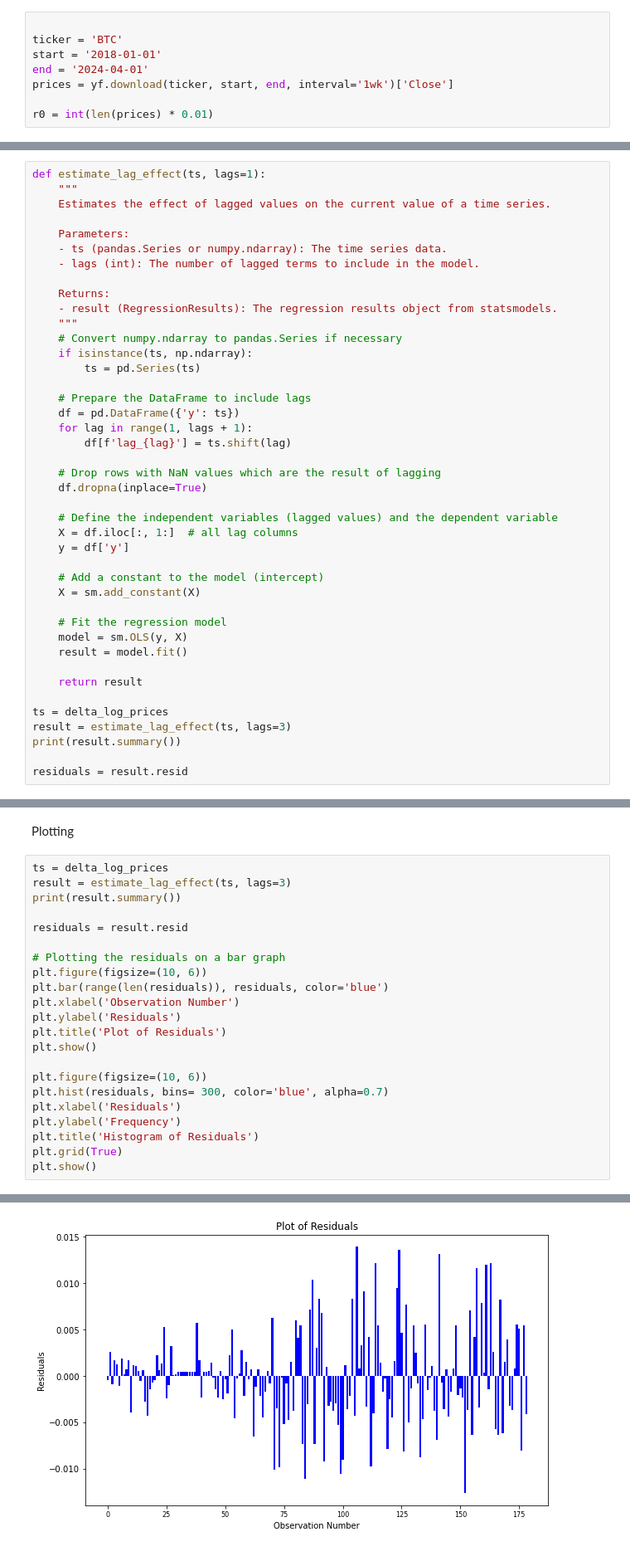
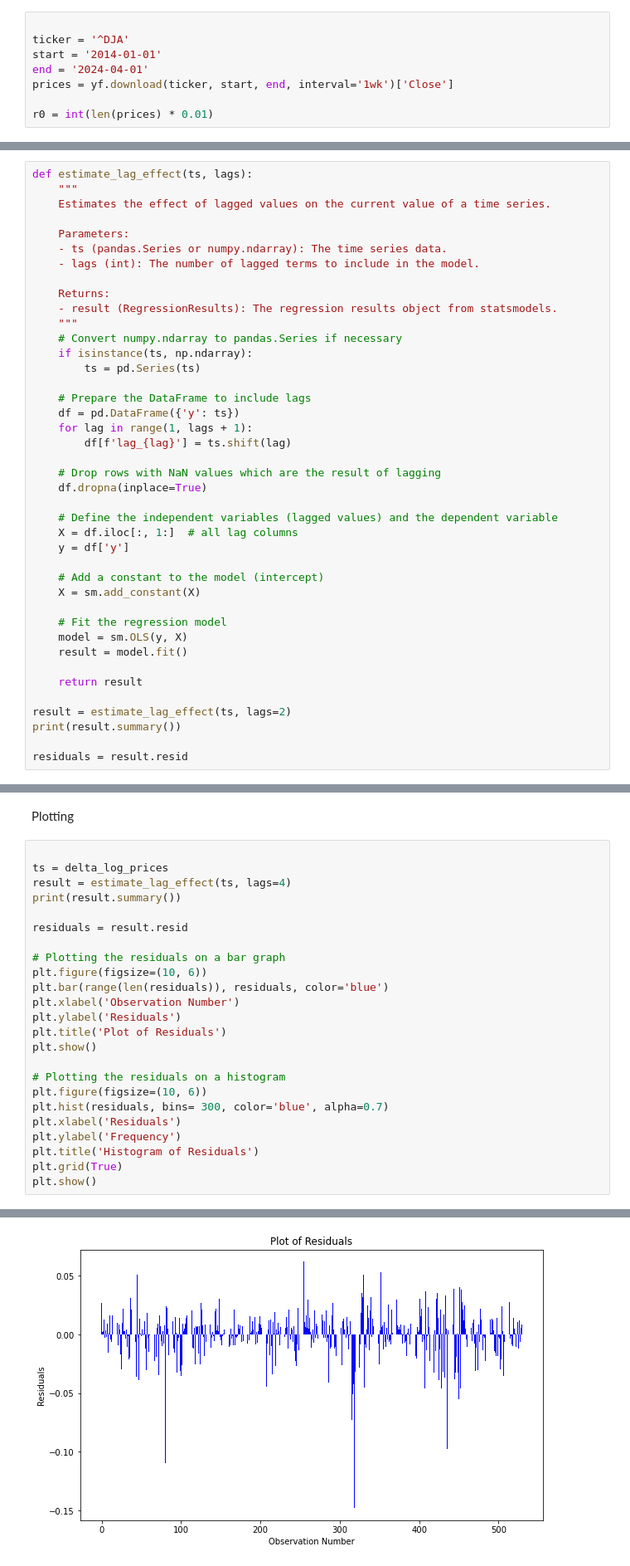
Before and after one commit to Philip-Lacava/Asset-Price-Bubble-Detection, a Jupyter notebook: Bubble Model.ipynb, the cells around one changed output, grey strips where cells are left out. Shown: that part at 83% size. Cells and saved outputs as stored; diff of their text form.

```diff
--- a/Bubble Model.ipynb
+++ b/Bubble Model.ipynb
@@ -13,8 +14,8 @@ from statsmodels.graphics.tsaplots import plot_acf, plot_pacf
 Gathering Financial Data
 # %%
 
-ticker = 'BTC'
-start = '2018-01-01'
+ticker = '^DJA'
+start = '2014-01-01'
 end = '2024-04-01'
 prices = yf.download(ticker, start, end, interval='1wk')['Close']
 
@@ -162,5 +163,5 @@ plt.show()
 # %%
-def estimate_lag_effect(ts, lags=1):
+def estimate_lag_effect(ts, lags):
     """
     Estimates the effect of lagged values on the current value of a time series.
 
@@ -196,8 +197,7 @@ def estimate_lag_effect(ts, lags=1):
 
     return result
 
-ts = delta_log_prices
-result = estimate_lag_effect(ts, lags=3)
+result = estimate_lag_effect(ts, lags=2)
 print(result.summary())
 
 residuals = result.resid
@@ -224,8 +222,9 @@ Notes:
 # %% [markdown]
 Plotting
 # %%
+
 ts = delta_log_prices
-result = estimate_lag_effect(ts, lags=3)
+result = estimate_lag_effect(ts, lags=4)
 print(result.summary())
 
 residuals = result.resid
@@ -238,6 +237,7 @@ plt.ylabel('Residuals')
 plt.title('Plot of Residuals')
 plt.show()
 
+# Plotting the residuals on a histogram
 plt.figure(figsize=(10, 6))
 plt.hist(residuals, bins= 300, color='blue', alpha=0.7)
 plt.xlabel('Residuals')
@@ -262,5 +262,5 @@ Covariance Type:            nonrobust
 ==============================================================================
 
 Notes:
 [1] Standard Errors assume that the covariance matrix of the errors is correctly specified.
-[figure, old version]
+[figure, new version]
```
Also changed, not shown: parts of 10 cells of this notebook, 1 other file.
